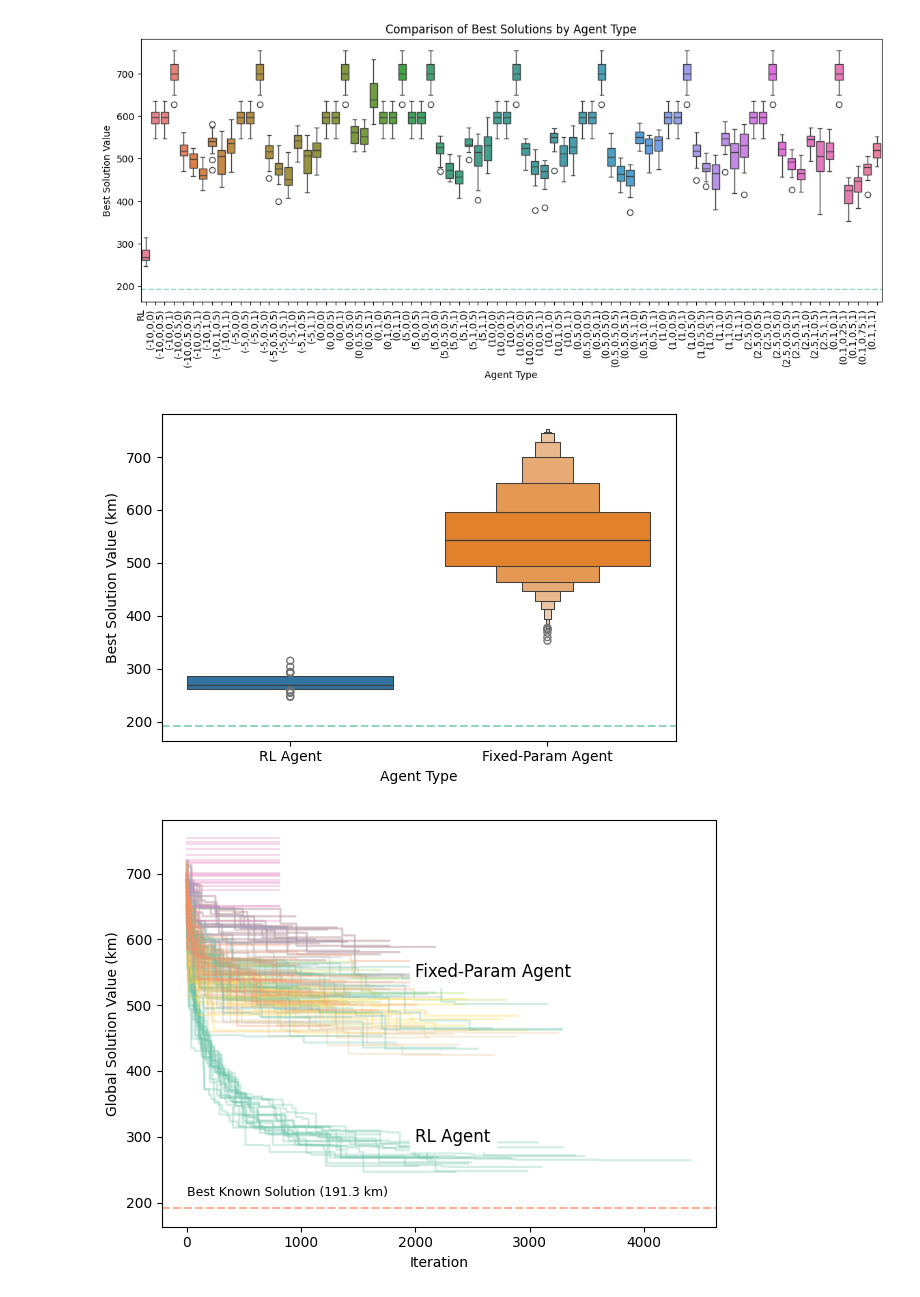
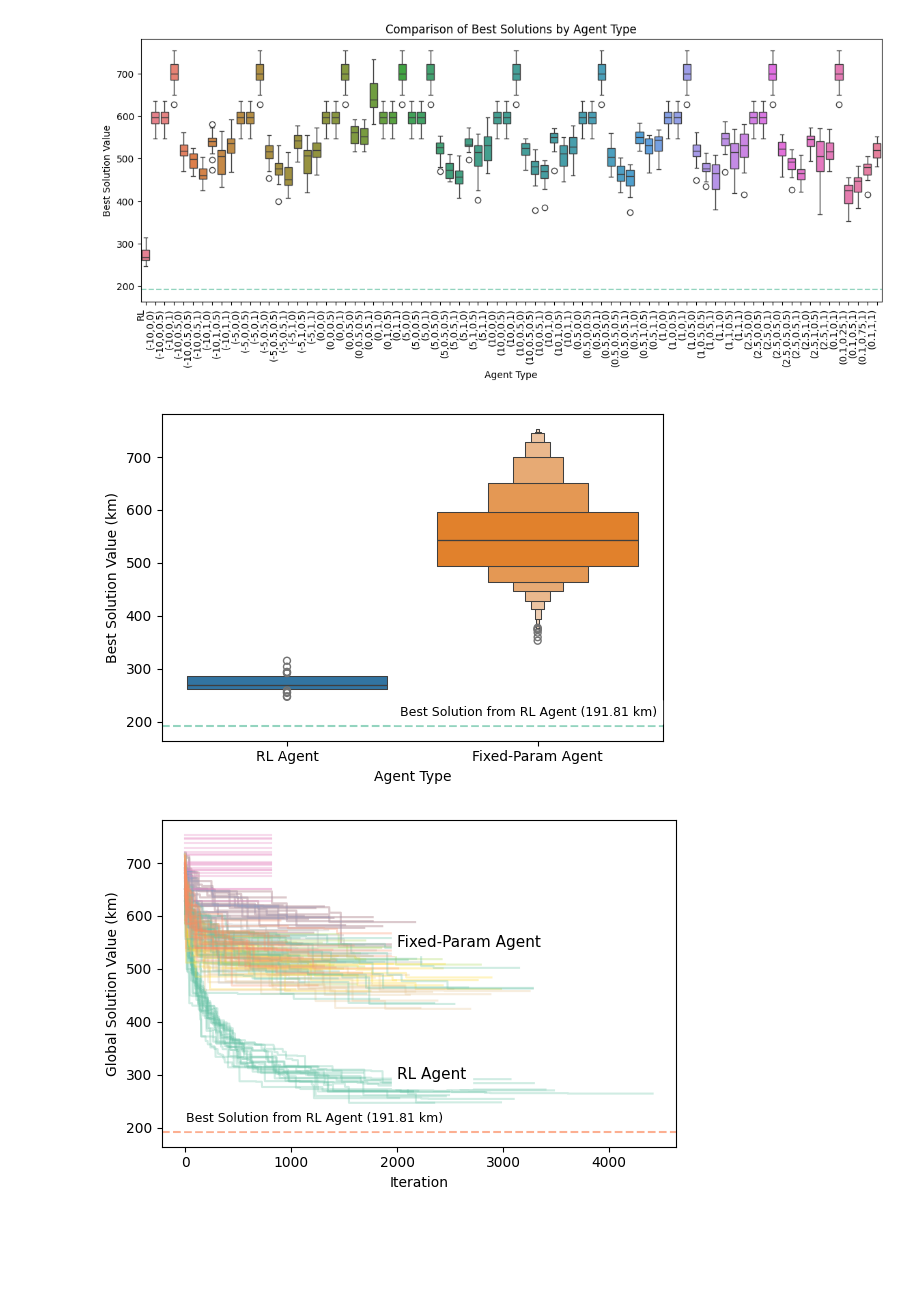
Before and after one commit to warisa-cmu/rl-meta-test, a Jupyter notebook: src/P03_MSIE/T01_param_study/eval_visualize.ipynb, the cells around one changed output. Cells and saved outputs as stored; diff of their text form; code cells hidden in the pictures; blank space fills up the shorter version.

```diff
--- a/src/P03_MSIE/T01_param_study/eval_visualize.ipynb
+++ b/src/P03_MSIE/T01_param_study/eval_visualize.ipynb
@@ -76,37 +76,44 @@ plt.axhline(y=191.81, color=colors[0], linestyle='--', alpha=0.7)
 plt.xlabel("Agent Type")
 plt.ylabel("Best Solution Value (km)")
 # ax.set_xticklabels(ax.get_xticklabels(), rotation=90, ha="right")
+
+# Annotate best solution line
+plt.text(0.45, 205, "Best Solution from RL Agent (191.81 km)", color='black', fontsize=9, va='bottom', ha='left', backgroundcolor='white')
+
+
 plt.tight_layout()
 plt.savefig("figures/best_solution_comparison_boxen.png", dpi=300, bbox_inches='tight')
 # %% [output]
-[figure, old version]
+[figure, new version]
 # %%
 models = ds["model_name"].unique()
 models = models[:10]
+
+fig, ax = plt.subplots(figsize=(6, 4))
 
 # colors = sns.color_palette("husl", len(models))
 colors = sns.color_palette("Set2", len(models))
 for model, color in zip(models, colors):
     filt = ds["model_name"] == model
     for history in ds[filt]["global_solution_history"]:
-        sns.lineplot(data=np.array(history), color=color, alpha=0.3)
+        sns.lineplot(data=np.array(history), color=color, alpha=0.3, ax=ax)
 
 # Draw horizontal lines for best solutions
-plt.axhline(y=191.3, color=color, linestyle='--', alpha=0.7)
+plt.axhline(y=191.81, color=color, linestyle='--', alpha=0.7)
 
 # Annotate best solution line
-plt.text(5, 205, "Best Known Solution (191.3 km)", color='black', fontsize=9, va='bottom', ha='left', backgroundcolor='white')
+plt.text(5, 205, "Best Solution from RL Agent (191.81 km)", color='black', fontsize=9, va='bottom', ha='left', backgroundcolor='white')
 
 # Annotate the end of each model's lines
-plt.text(2000, 550, "Fixed-Param Agent", color="black", fontsize=12, va='center', ha='left', backgroundcolor='white')
-plt.text(2000, 300, "RL Agent", color="black", fontsize=12, va='center', ha='left', backgroundcolor='white')
+plt.text(2000, 550, "Fixed-Param Agent", color="black", fontsize=11, va='center', ha='left', backgroundcolor='white')
+plt.text(2000, 300, "RL Agent", color="black", fontsize=11, va='center', ha='left', backgroundcolor='white')
 
 
 
 # plt.title("Solution Improvement Over Time by Agent Type")
 plt.xlabel("Iteration")
 plt.ylabel("Global Solution Value (km)")
 plt.tight_layout()
 plt.savefig("figures/solution_improvement_over_time.png", dpi=300, bbox_inches='tight')
 # %% [output]
-[figure, old version]
+[figure, new version]
```
Also changed, not shown: 5 other files.
